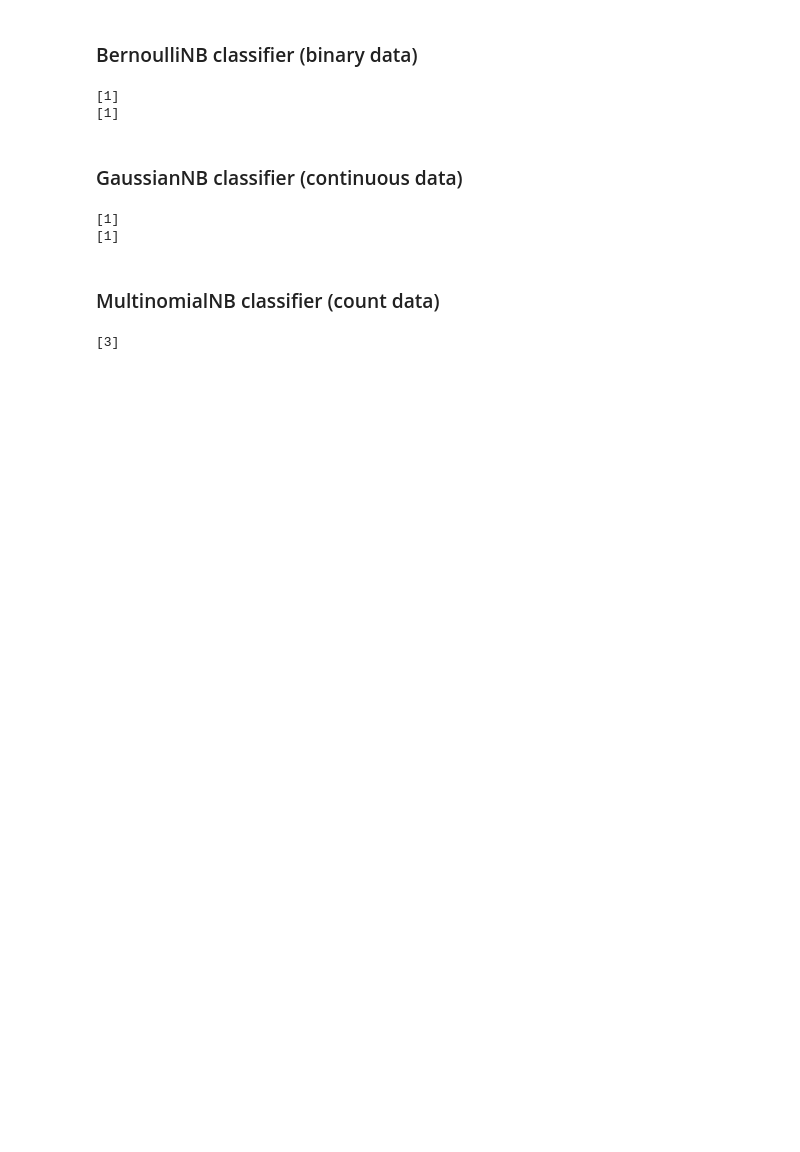
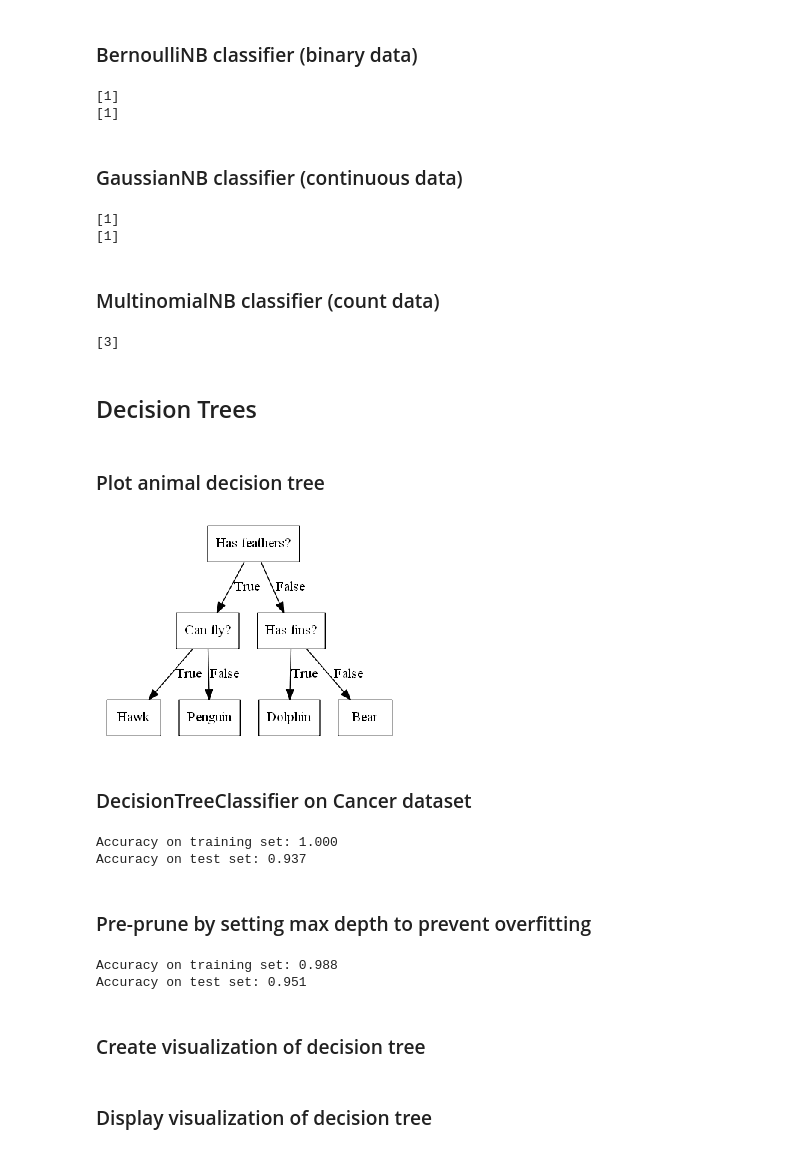
Before and after one commit to valarao/ml-tinkering, a Jupyter notebook: 2-supervised-learning.ipynb, the cells around one changed output. Drawn from its saved outputs; the diff is of its cells as text; code cells hidden in the pictures; blank space fills up the shorter version.

Commit message:
Decision Trees

```diff
--- a/2-supervised-learning.ipynb
+++ b/2-supervised-learning.ipynb
@@ -657,3 +658,42 @@ clf.fit(X, y)
 print(clf.predict(X[2:3]))
 # %% [output]
 [3]
+# %% [markdown]
+## Decision Trees
+# %% [markdown]
+### Plot animal decision tree
+# %%
+mglearn.plots.plot_animal_tree()
+# %% [output]
+[figure, added]
+# %% [markdown]
+### DecisionTreeClassifier on Cancer dataset
+# %%
+from sklearn.tree import DecisionTreeClassifier
+
+cancer = load_breast_cancer()
+
+X_train, X_test, y_train, y_test = train_test_split(
+    cancer.data, cancer.target, stratify=cancer.target, random_state=42)
+
+tree = DecisionTreeClassifier(random_state=0)
+tree.fit(X_train, y_train)
+
+print("Accuracy on training set: {:.3f}".format(tree.score(X_train, y_train)))
+print("Accuracy on test set: {:.3f}".format(tree.score(X_test, y_test)))
+# %% [output]
+Accuracy on training set: 1.000
+Accuracy on test set: 0.937
+# %% [markdown]
+### Pre-prune by setting max depth to prevent overfitting
+# %%
+tree = DecisionTreeClassifier(max_depth=4, random_state=0)
+tree.fit(X_train, y_train)
+
+print("Accuracy on training set: {:.3f}".format(tree.score(X_train, y_train)))
+print("Accuracy on test set: {:.3f}".format(tree.score(X_test, y_test)))
+# %% [output]
+Accuracy on training set: 0.988
+Accuracy on test set: 0.951
+# %% [markdown]
+### Create visualization of decision tree
@@ -659,0 +705,2 @@ print(clf.predict(X[2:3]))
+# %% [markdown]
+### Display visualization of decision tree
```
Also changed, not shown: parts of 14 cells of this notebook, 7 other files.
